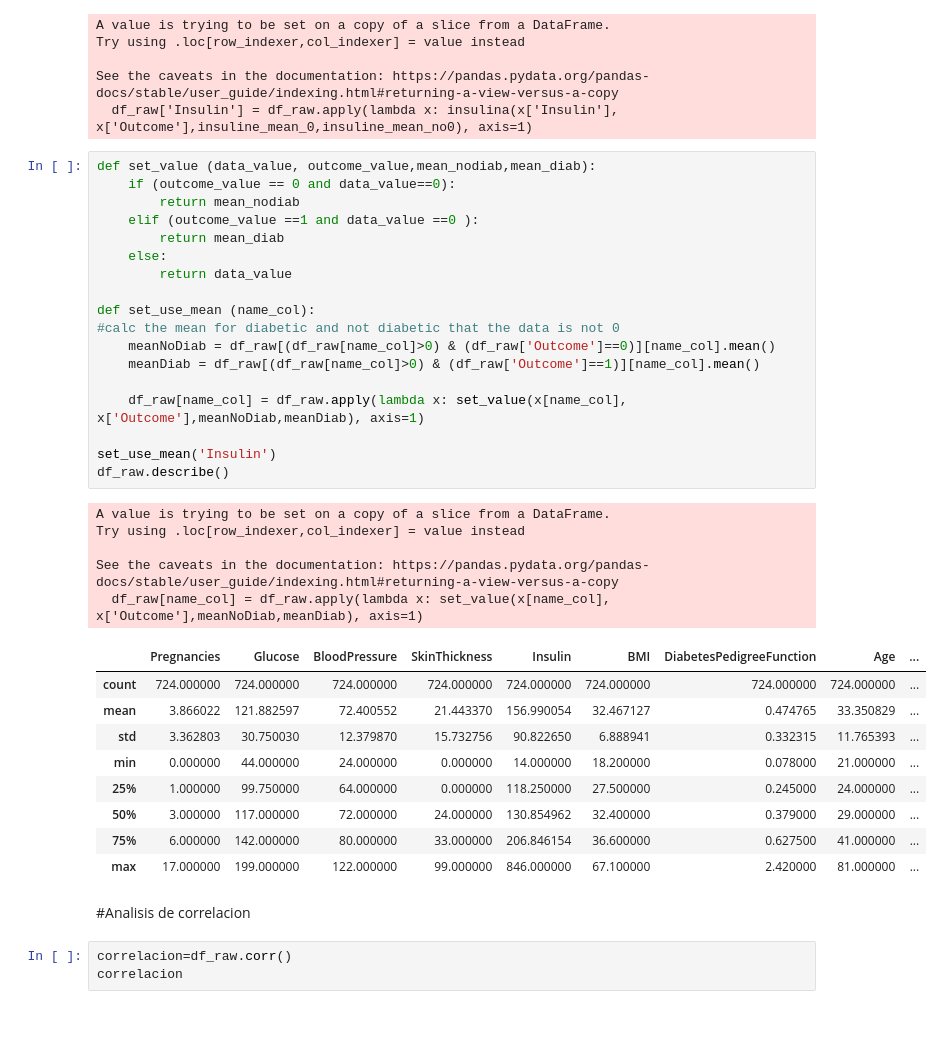
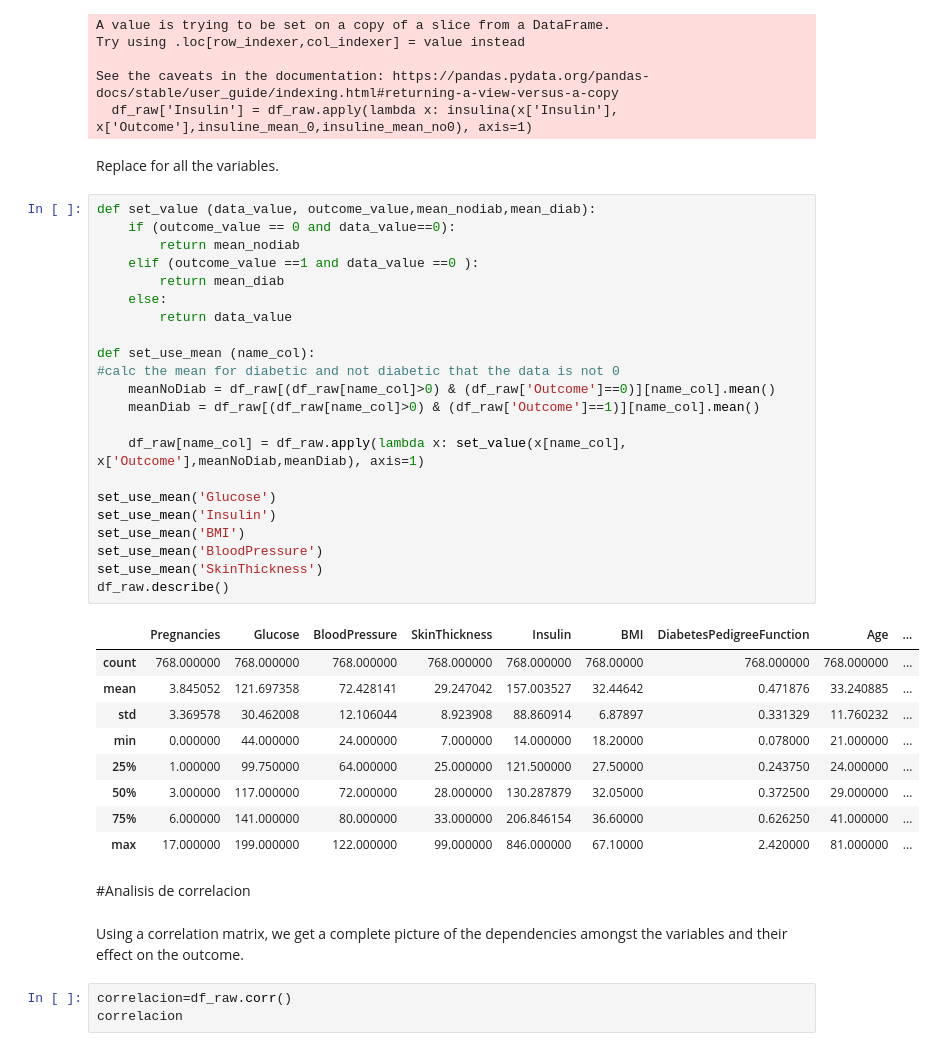
Before and after one commit to eperezvazquez/Desicion-Tree, a Jupyter notebook: src/explore_decision_tree.ipynb, the cells around one changed output. Saved outputs shown, nothing was run; the diff lists cells and outputs as text; blank space fills up the shorter version.

```diff
--- a/src/explore_decision_tree.ipynb
+++ b/src/explore_decision_tree.ipynb
@@ -130,41 +204,44 @@ Try using .loc[row_indexer,col_indexer] = value instead
 
 See the caveats in the documentation: https://pandas.pydata.org/pandas-docs/stable/user_guide/indexing.html#returning-a-view-versus-a-copy
   df_raw['Insulin'] = df_raw.apply(lambda x: insulina(x['Insulin'], x['Outcome'],insuline_mean_0,insuline_mean_no0), axis=1)
+# %% [markdown]
+Replace for all the variables.
 # %%
 def set_value (data_value, outcome_value,mean_nodiab,mean_diab):
     if (outcome_value == 0 and data_value==0):
         return mean_nodiab
     elif (outcome_value ==1 and data_value ==0 ):
         return mean_diab
     else:
         return data_value
 
 def set_use_mean (name_col):
 #calc the mean for diabetic and not diabetic that the data is not 0
     meanNoDiab = df_raw[(df_raw[name_col]>0) & (df_raw['Outcome']==0)][name_col].mean()
     meanDiab = df_raw[(df_raw[name_col]>0) & (df_raw['Outcome']==1)][name_col].mean()
 
     df_raw[name_col] = df_raw.apply(lambda x: set_value(x[name_col], x['Outcome'],meanNoDiab,meanDiab), axis=1)
 
+set_use_mean('Glucose')
 set_use_mean('Insulin')
+set_use_mean('BMI')
+set_use_mean('BloodPressure')
+set_use_mean('SkinThickness')
 df_raw.describe()
 # %% [output]
-A value is trying to be set on a copy of a slice from a DataFrame.
-Try using .loc[row_indexer,col_indexer] = value instead
-
-See the caveats in the documentation: https://pandas.pydata.org/pandas-docs/stable/user_guide/indexing.html#returning-a-view-versus-a-copy
-  df_raw[name_col] = df_raw.apply(lambda x: set_value(x[name_col], x['Outcome'],meanNoDiab,meanDiab), axis=1)
 |  | Pregnancies | Glucose | BloodPressure | SkinThickness | Insulin | BMI | DiabetesPedigreeFunction | Age | ... |
-| count | 724.000000 | 724.000000 | 724.000000 | 724.000000 | 724.000000 | 724.000000 | 724.000000 | 724.000000 | ... |
-| mean | 3.866022 | 121.882597 | 72.400552 | 21.443370 | 156.990054 | 32.467127 | 0.474765 | 33.350829 | ... |
-| std | 3.362803 | 30.750030 | 12.379870 | 15.732756 | 90.822650 | 6.888941 | 0.332315 | 11.765393 | ... |
-| min | 0.000000 | 44.000000 | 24.000000 | 0.000000 | 14.000000 | 18.200000 | 0.078000 | 21.000000 | ... |
-| 25% | 1.000000 | 99.750000 | 64.000000 | 0.000000 | 118.250000 | 27.500000 | 0.245000 | 24.000000 | ... |
-| 50% | 3.000000 | 117.000000 | 72.000000 | 24.000000 | 130.854962 | 32.400000 | 0.379000 | 29.000000 | ... |
-| 75% | 6.000000 | 142.000000 | 80.000000 | 33.000000 | 206.846154 | 36.600000 | 0.627500 | 41.000000 | ... |
-| max | 17.000000 | 199.000000 | 122.000000 | 99.000000 | 846.000000 | 67.100000 | 2.420000 | 81.000000 | ... |
+| count | 768.000000 | 768.000000 | 768.000000 | 768.000000 | 768.000000 | 768.00000 | 768.000000 | 768.000000 | ... |
+| mean | 3.845052 | 121.697358 | 72.428141 | 29.247042 | 157.003527 | 32.44642 | 0.471876 | 33.240885 | ... |
+| std | 3.369578 | 30.462008 | 12.106044 | 8.923908 | 88.860914 | 6.87897 | 0.331329 | 11.760232 | ... |
+| min | 0.000000 | 44.000000 | 24.000000 | 7.000000 | 14.000000 | 18.20000 | 0.078000 | 21.000000 | ... |
+| 25% | 1.000000 | 99.750000 | 64.000000 | 25.000000 | 121.500000 | 27.50000 | 0.243750 | 24.000000 | ... |
+| 50% | 3.000000 | 117.000000 | 72.000000 | 28.000000 | 130.287879 | 32.05000 | 0.372500 | 29.000000 | ... |
+| 75% | 6.000000 | 141.000000 | 80.000000 | 33.000000 | 206.846154 | 36.60000 | 0.626250 | 41.000000 | ... |
+| max | 17.000000 | 199.000000 | 122.000000 | 99.000000 | 846.000000 | 67.10000 | 2.420000 | 81.000000 | ... |
 # %% [markdown]
 #Analisis de correlacion
+# %% [markdown]
+Using a correlation matrix, we get a complete picture of the dependencies amongst the variables and their effect on the outcome.
 # %%
 correlacion=df_raw.corr()
 correlacion
```
Also changed, not shown: parts of 44 cells of this notebook, 2 other files.
